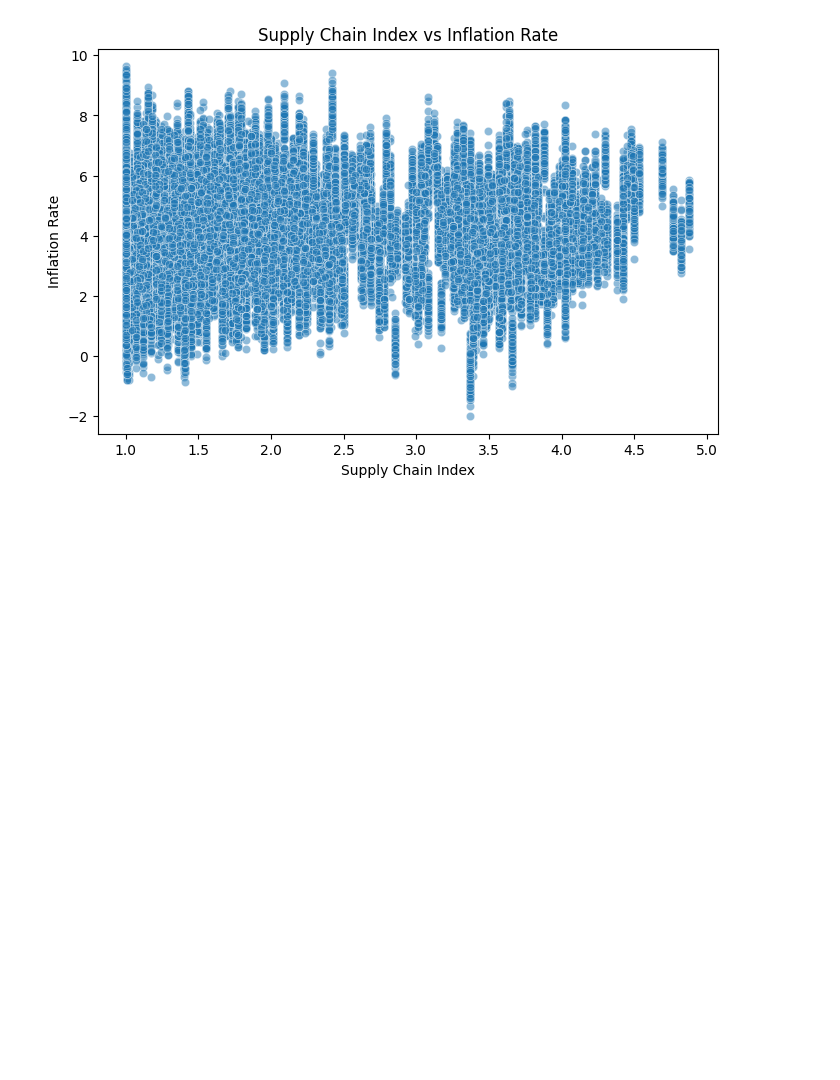
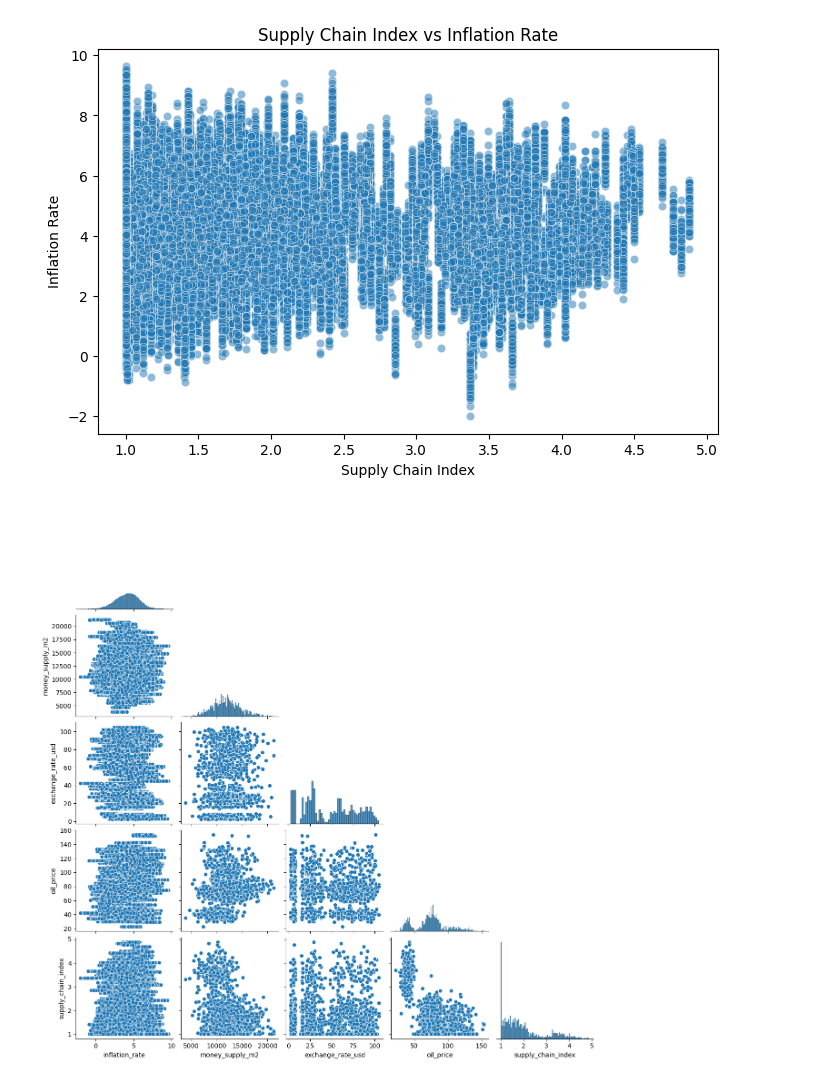
Before and after one commit to gesangamukti/global-inflation-analysis, a Jupyter notebook: globalinflationanalysispost-covid-eda-insight.ipynb, the cells around one changed output. Saved outputs shown, nothing was run; the diff lists cells and outputs as text; code cells hidden in the pictures; blank space fills up the shorter version.

```diff
--- a/globalinflationanalysispost-covid-eda-insight.ipynb
+++ b/globalinflationanalysispost-covid-eda-insight.ipynb
@@ -268,3 +342,13 @@ plt.show()
+# %%
+sns.pairplot(
+    df[selected_vars],
+    corner=True,
+    diag_kind='hist'
+)
+
+plt.show()
+# %% [output]
+[figure, added]
 # %%
 # ==============================
 # 9. Correlation Heatmap
```
Also changed, not shown: parts of 11 cells of this notebook.
